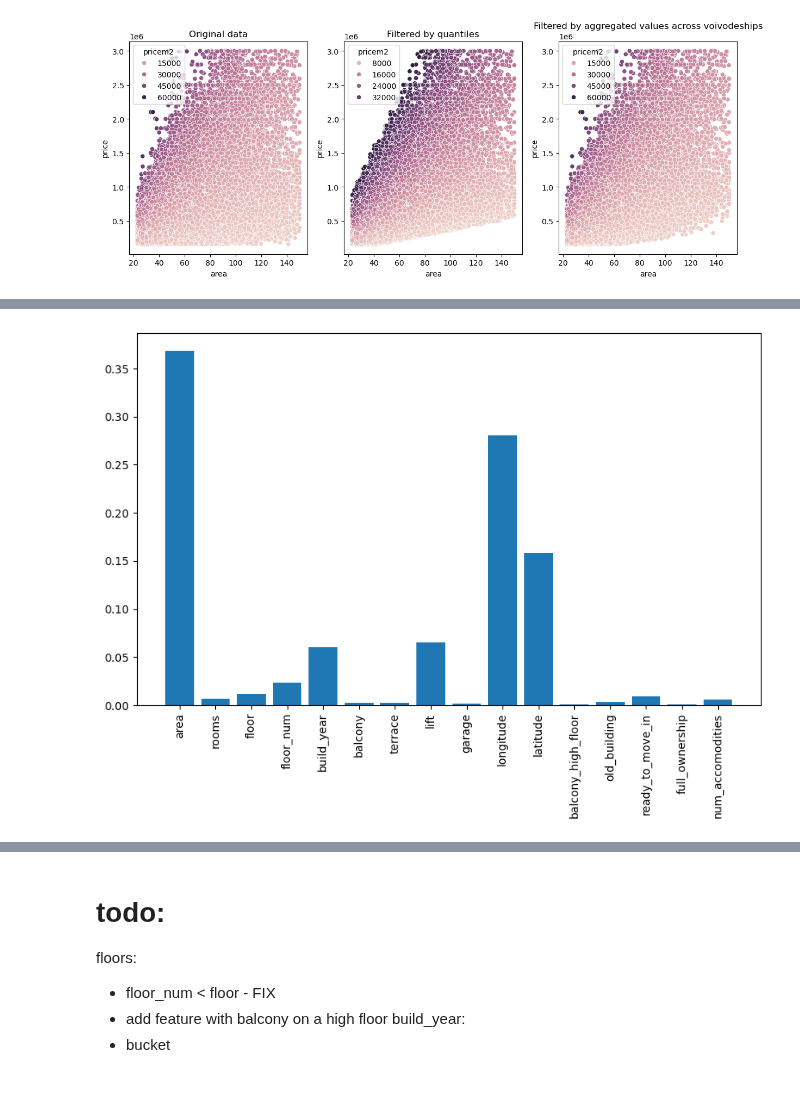
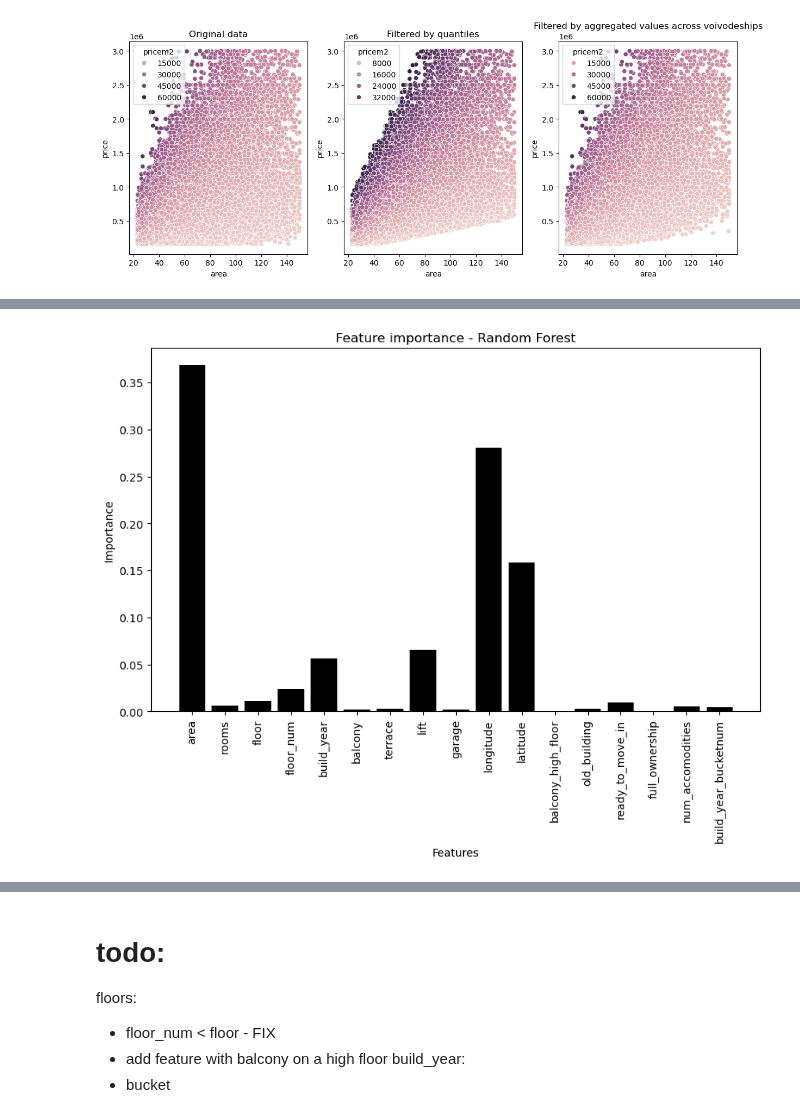
Before and after one commit to milonpabis/price-predictor-poland2024, a Jupyter notebook: notebooks/eda.ipynb, the cells around one changed output, grey strips where cells are left out. Saved outputs shown, nothing was run; the diff lists cells and outputs as text; code cells hidden in the pictures; blank space fills up the shorter version.

```diff
--- a/notebooks/eda.ipynb
+++ b/notebooks/eda.ipynb
@@ -122,6 +122,9 @@ df["old_building"] = np.where((df["build_year"] < 2000) | (df["construction_stat
 df["ready_to_move_in"] = np.where(df["construction_status"] == "ready_to_use", 1, 0)
 df["full_ownership"] = np.where(df["ownership"] == "full_ownership", 1, 0)
 df["num_accomodities"] = df["balcony"] + df["garage"] + df["lift"] + df["terrace"]
+df["build_year_bucket"] = np.where(df["build_year"] < 1900, "before_1900", np.where(df["build_year"] < 1950, "1900-1950", np.where(df["build_year"] < 2000, "1950-2000", "after_2000")))
+df["build_year_bucketnum"] = np.where(df["build_year"] < 1900, 0, np.where(df["build_year"] < 1950, 1, np.where(df["build_year"] < 2000, 2, 3)))
+df["floor_num-floor"] = df["floor_num"] - df["floor"]
 # %%
 df_cor = df.select_dtypes("number").corr()
 labels = np.where(np.abs(df_cor)>0.75, f"S",
@@ -161,5 +165,5 @@ plt.show()
 # %%
-X_select = df.select_dtypes("number").drop(columns=["price", "url_id"])
+X_select = df.select_dtypes("number").drop(columns=["price", "pricem2", "url_id"])
 isna = X_select.isna()
 X_select = X_select[~isna.any(axis=1)]
 y_select = df["price"].loc[X_select.index]
@@ -170,4 +174,4 @@ print(X_select.shape, y_select.shape)
 # %%
-rf_select = RandomForestRegressor(n_estimators=200, random_state=42)
+rf_select = RandomForestRegressor(n_estimators=100, random_state=42)
 rf_select.fit(X_select, y_select)
 # %% [output]
@@ -175,7 +179,10 @@ RandomForestRegressor(n_estimators=200, random_state=42)
 # %%
 plt.figure(figsize=(10, 6))
-plt.bar(rf_select.feature_names_in_, rf_select.feature_importances_)
+plt.bar(rf_select.feature_names_in_, rf_select.feature_importances_, color="black")
 plt.xticks(rotation=90)
+plt.xlabel("Features")
+plt.ylabel("Importance")
+plt.title("Feature importance - Random Forest")
 plt.show()
 # %% [output]
-[figure, old version]
+[figure, new version]
```
Also changed, not shown: parts of 5 cells of this notebook.
